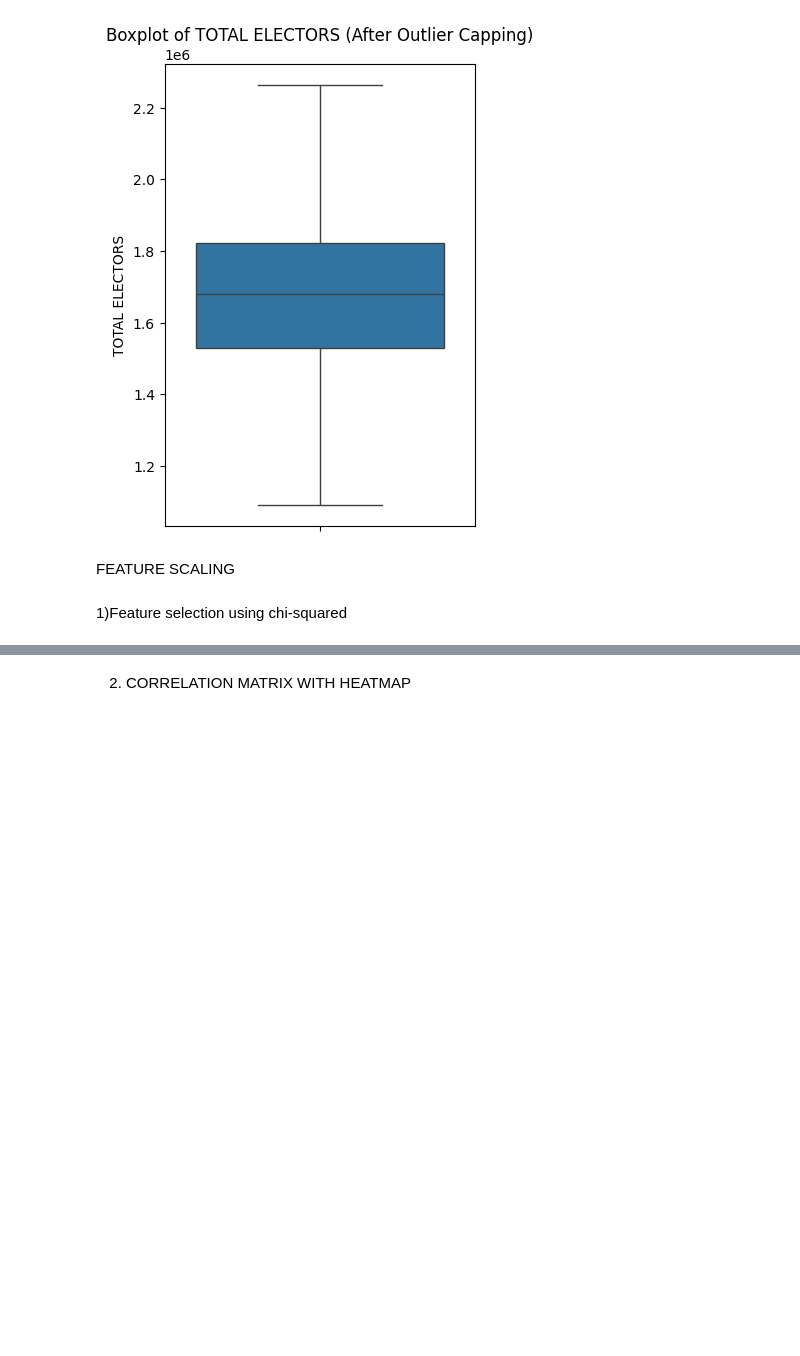
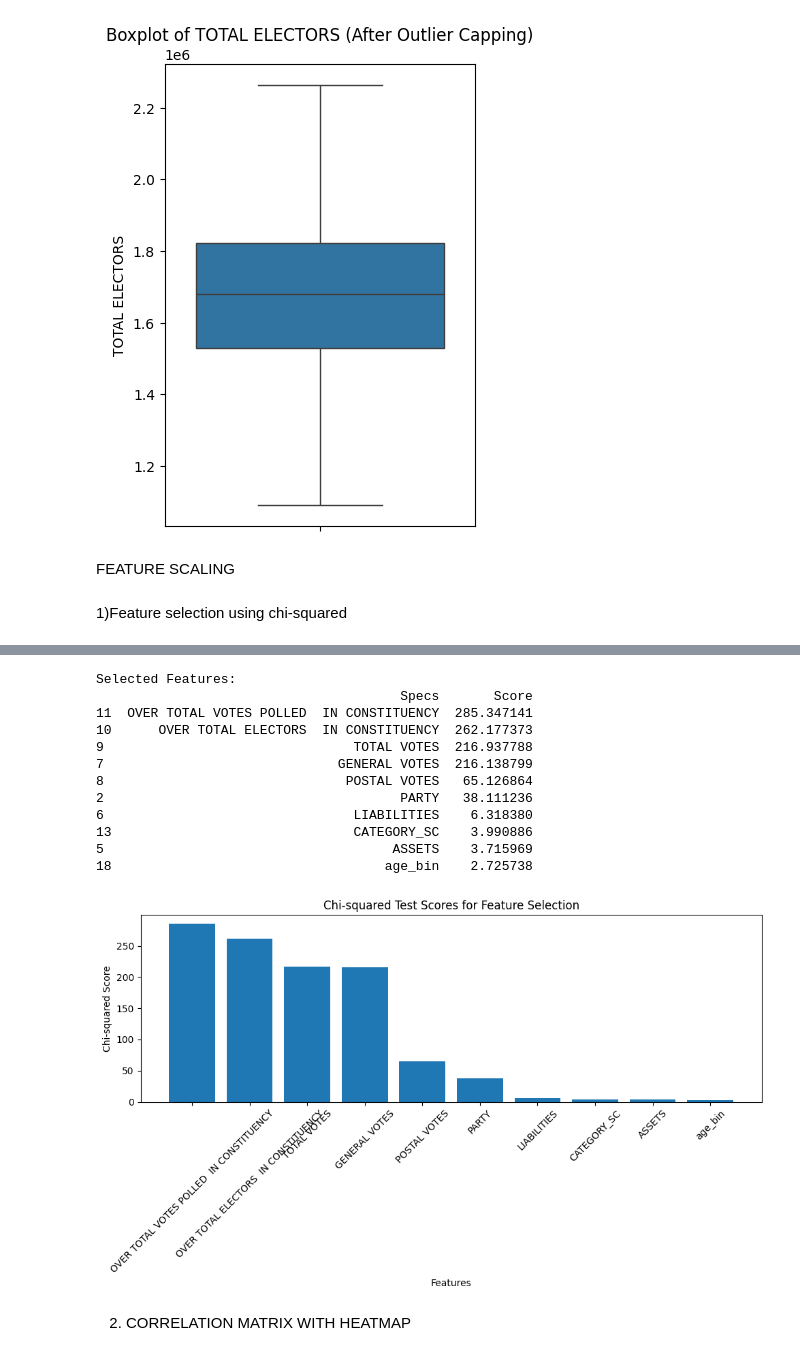
Before and after one commit to SVS-Aditya/election-data-analytics, a Jupyter notebook: Data_Analytics_IndianElection2019.ipynb, the cells around one changed output, grey strips where cells are left out. Saved outputs shown, nothing was run; the diff lists cells and outputs as text; code cells hidden in the pictures; blank space fills up the shorter version.

```diff
--- a/Data_Analytics_IndianElection2019.ipynb
+++ b/Data_Analytics_IndianElection2019.ipynb
@@ -197,7 +197,7 @@ print("mode value: "+str(mode_value))
 
 df_mean_imputed = df_new["CRIMINAL CASES"].fillna(mean_value)
 
-df_median_imputed = df_new["CRIMINAL CASES"].fillna(median_value)
+df_median_imputed_cc = df_new["CRIMINAL CASES"].fillna(median_value)
 
 df_mode_imputed = df_new["CRIMINAL CASES"].fillna(mode_value)
 
@@ -215,7 +215,7 @@ plt.ylabel('Frequency')
 
 
 plt.subplot(2, 2, 3)
-plt.hist(df_median_imputed, bins=20, color='green', alpha=0.7)
+plt.hist(df_median_imputed_cc, bins=20, color='green', alpha=0.7)
 plt.title('Histogram (Median Imputation)')
 plt.xlabel('CRIMINAL CASES')
 plt.ylabel('Frequency')
@@ -254,7 +254,7 @@ print("mode value: " + str(mode_value))
 
 df_mean_imputed = df_new["ASSETS"].fillna(mean_value)
 
-df_median_imputed = df_new["ASSETS"].fillna(median_value)
+df_median_imputed_ass = df_new["ASSETS"].fillna(median_value)
 
 df_mode_imputed = df_new["ASSETS"].fillna(mode_value)
 
@@ -271,7 +271,7 @@ plt.xlabel('ASSETS')
 plt.ylabel('Frequency')
 
 plt.subplot(2, 2, 3)
-plt.hist(df_median_imputed, bins=20, color='green', alpha=0.7)
+plt.hist(df_median_imputed_ass, bins=20, color='green', alpha=0.7)
 plt.title('Histogram (Median Imputation)')
 plt.xlabel('ASSETS')
 plt.ylabel('Frequency')
@@ -303,7 +303,7 @@ print("Mode value: " + str(mode_value))
 
 df_mean_imputed = df_new["LIABILITIES"].fillna(mean_value)
 
-df_median_imputed = df_new["LIABILITIES"].fillna(median_value)
+df_median_imputed_lia = df_new["LIABILITIES"].fillna(median_value)
 
 df_mode_imputed = df_new["LIABILITIES"].fillna(mode_value)
 
@@ -321,7 +321,7 @@ plt.xlabel('LIABILITIES')
 plt.ylabel('Frequency')
 
 plt.subplot(2, 2, 3)
-plt.hist(df_median_imputed, bins=20, color='red', alpha=0.7)
+plt.hist(df_median_imputed_lia, bins=20, color='red', alpha=0.7)
 plt.title('Histogram (Median Imputation)')
 plt.xlabel('LIABILITIES')
 plt.ylabel('Frequency')
@@ -340,3 +340,7 @@ Median value: 953336.0
 Mode value: 0    0.0
 Name: LIABILITIES, dtype: float64
 [figure]
+# %%
+df_new["CRIMINAL CASES"] = df_median_imputed_cc
+df_new["ASSETS"] = df_median_imputed_ass
+df_new["LIABILITIES"] = df_median_imputed_lia
@@ -793,3 +813,59 @@ Selected Features:
+# %%
+import pandas as pd
+import matplotlib.pyplot as plt
+from sklearn.feature_selection import SelectKBest, chi2
+from sklearn.impute import SimpleImputer
+from sklearn.preprocessing import MinMaxScaler
+
+df1 = df_new.copy()
+
+df1 = df1.drop(columns=["WINNER", "STATE", "CONSTITUENCY", "GENDER", "NAME", "EDUCATION", "PARTY NAME"])
+
+scaler = MinMaxScaler()
+for col in df1.columns:
+    df1[col] = scaler.fit_transform(df1[[col]])
+
+imputer = SimpleImputer(strategy='mean')
+X_imputed = imputer.fit_transform(df1)
+
+y = df_new["WINNER"]
+
+num_features_to_select = 10
+bestfeatures = SelectKBest(score_func=chi2, k=num_features_to_select)
+fit = bestfeatures.fit(X_imputed, y)
+
+dfscores = pd.DataFrame(fit.scores_)
+dfcolumns = pd.DataFrame(df1.columns)
+featureScores = pd.concat([dfcolumns, dfscores], axis=1)
+featureScores.columns = ['Specs', 'Score']
+featureScores = featureScores.sort_values(by='Score', ascending=False)
+
+selected_features = featureScores.head(num_features_to_select)
+print("Selected Features:")
+print(selected_features)
+
+plt.figure(figsize=(10, 6))
+plt.bar(selected_features['Specs'], selected_features['Score'])
+plt.title('Chi-squared Test Scores for Feature Selection')
+plt.xlabel('Features')
+plt.ylabel('Chi-squared Score')
+plt.xticks(rotation=45)
+plt.tight_layout()
+plt.show()
+# %% [output]
+Selected Features:
+                                       Specs       Score
+11  OVER TOTAL VOTES POLLED  IN CONSTITUENCY  285.347141
+10      OVER TOTAL ELECTORS  IN CONSTITUENCY  262.177373
+9                                TOTAL VOTES  216.937788
+7                              GENERAL VOTES  216.138799
+8                               POSTAL VOTES   65.126864
+2                                      PARTY   38.111236
+6                                LIABILITIES    6.318380
+13                               CATEGORY_SC    3.990886
+5                                     ASSETS    3.715969
+18                                   age_bin    2.725738
+[figure, added]
 # %% [markdown]
 2) CORRELATION MATRIX WITH HEATMAP
 # %%
```
Also changed, not shown: parts of 4 cells of this notebook.
